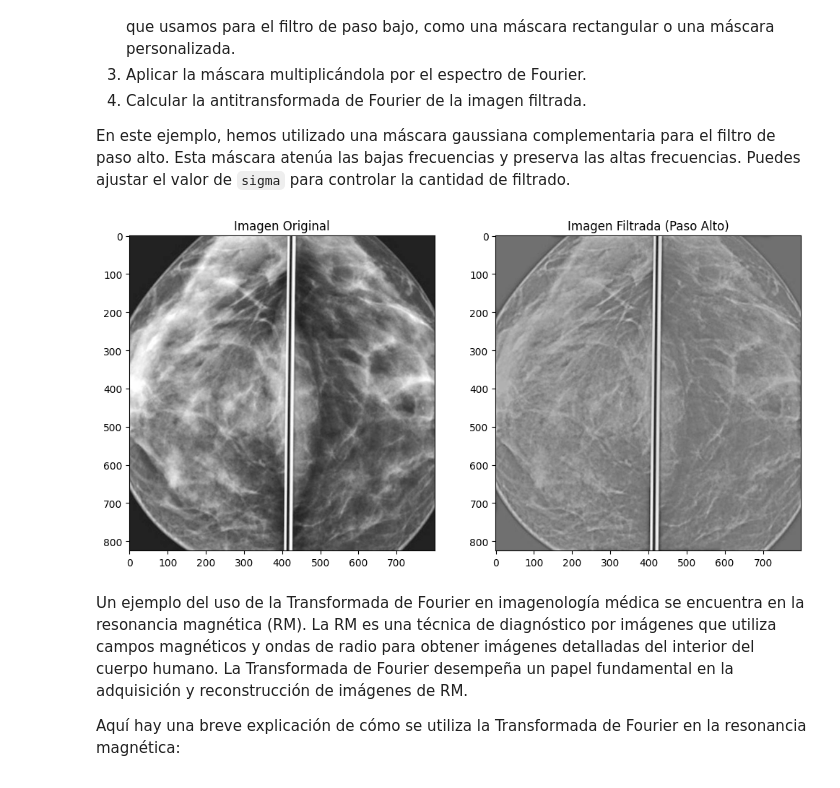
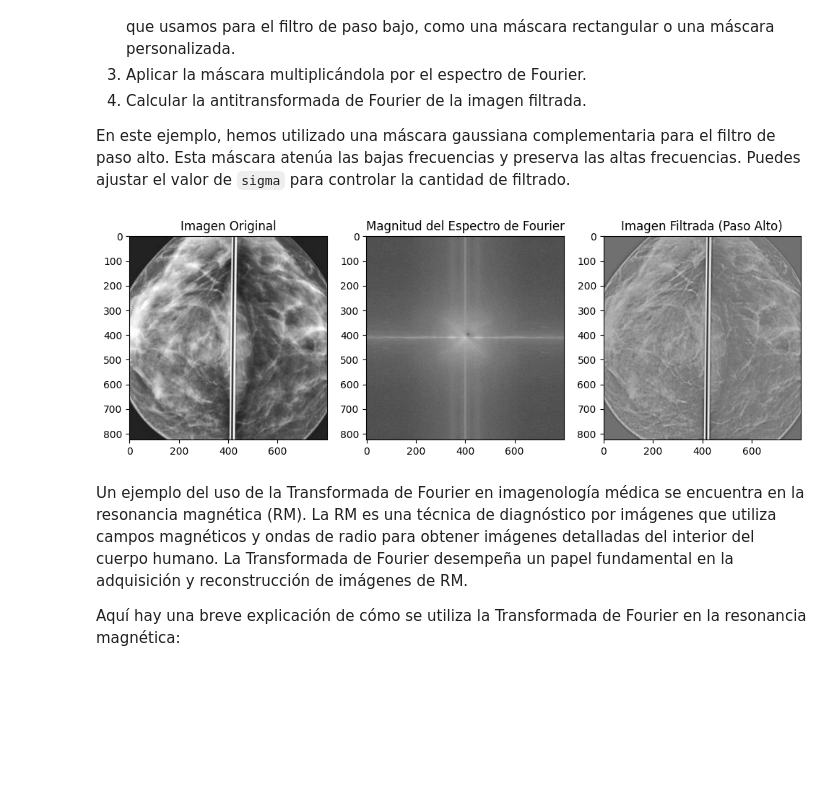
Before and after one commit to JuanZapa7a/Hello-world, a Jupyter notebook: Fourier.ipynb, the cells around one changed output. Drawn from its saved outputs; the diff is of its cells as text; code cells hidden in the pictures; blank space fills up the shorter version.

```diff
--- a/Fourier.ipynb
+++ b/Fourier.ipynb
@@ -161,30 +186,35 @@ En este ejemplo, hemos utilizado una máscara gaussiana complementaria para el f
 # %%
 # Crear una máscara gaussiana para el filtro de paso alto
 rows, cols = img.shape
 center_x, center_y = rows // 2, cols // 2
 sigma = 20  # Ajusta el valor de sigma según tus necesidades
 x = np.linspace(0, cols - 1, cols)
 y = np.linspace(0, rows - 1, rows)
 X, Y = np.meshgrid(x, y)
 mask = 1 - np.exp(-((X - center_x) ** 2 + (Y - center_y) ** 2) / (2 * sigma ** 2))
 
 # Aplicar la máscara al espectro de Fourier
 highpass_spectrum = f_transform_shifted * mask
+magnitude_spectrum = np.log(np.abs(highpass_spectrum) + 1)
+
 
 # Calcular la antitransformada de Fourier de la imagen filtrada
 highpass_img = np.fft.ifft2(np.fft.ifftshift(highpass_spectrum)).real
 
 # Visualizar la imagen original y la imagen filtrada
 plt.figure(figsize=(12, 6))
-plt.subplot(121)
+plt.subplot(131)
 plt.imshow(img, cmap='gray')
 plt.title('Imagen Original')
-plt.subplot(122)
+plt.subplot(132)
+plt.imshow(magnitude_spectrum, cmap='gray')
+plt.title('Magnitud del Espectro de Fourier')
+plt.subplot(133)
 plt.imshow(highpass_img, cmap='gray')
 plt.title('Imagen Filtrada (Paso Alto)')
 plt.show()
 # %% [output]
-[figure, old version]
+[figure, new version]
 # %% [markdown]
 Un ejemplo del uso de la Transformada de Fourier en imagenología médica se encuentra en la resonancia magnética (RM). La RM es una técnica de diagnóstico por imágenes que utiliza campos magnéticos y ondas de radio para obtener imágenes detalladas del interior del cuerpo humano. La Transformada de Fourier desempeña un papel fundamental en la adquisición y reconstrucción de imágenes de RM.
 
```
Also changed, not shown: parts of 3 cells of this notebook.
